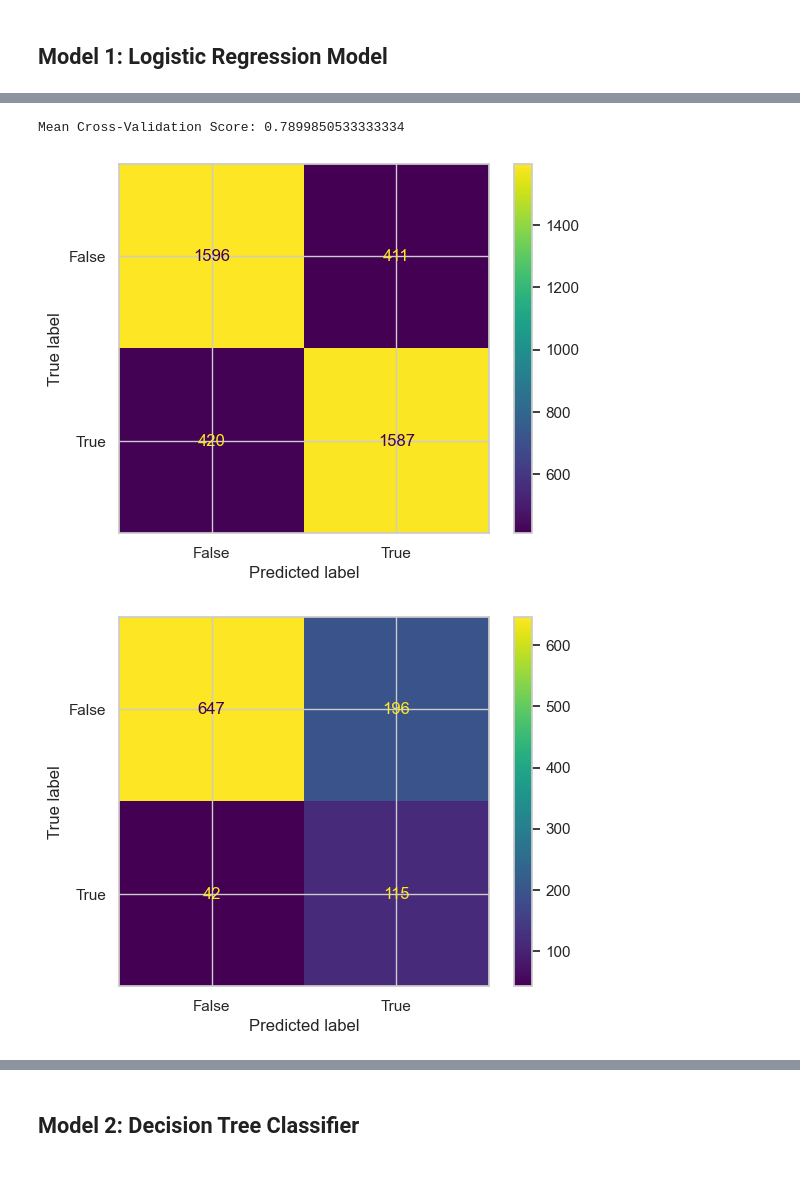
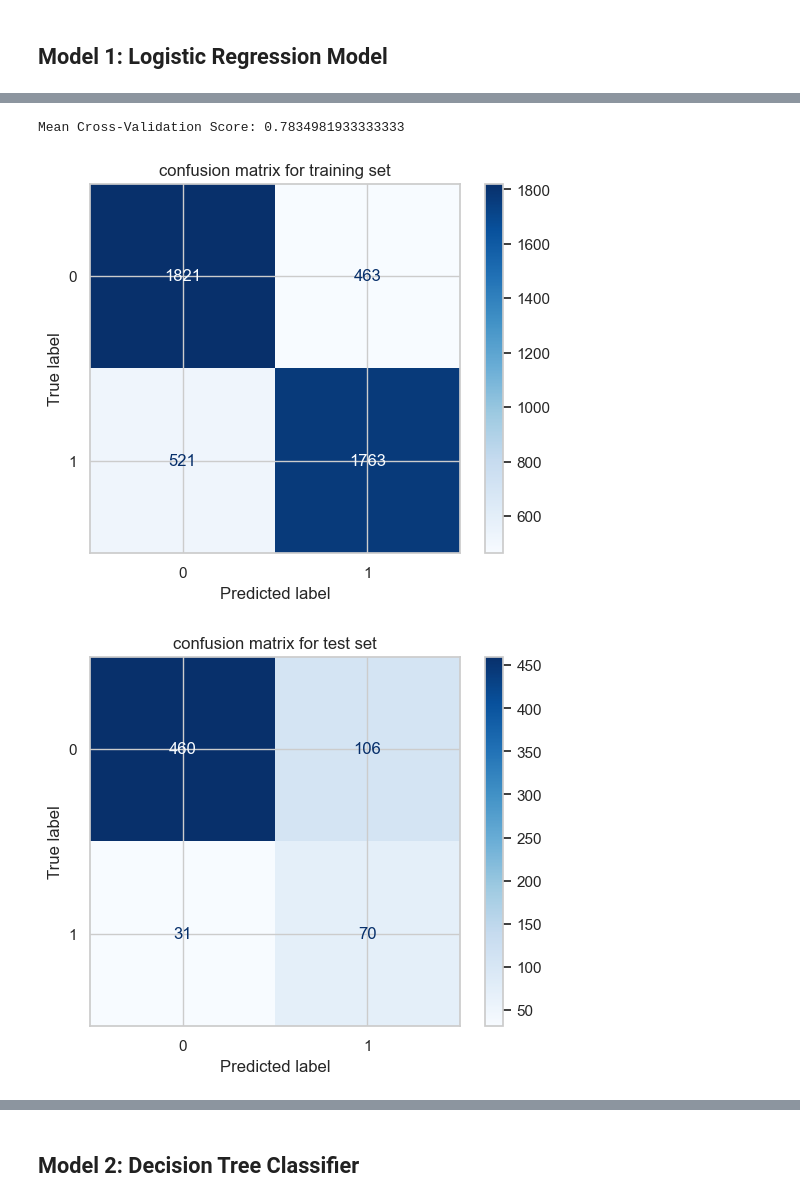
Before and after one commit to Kelsey-Maina/telcompany-customer-churn, a Jupyter notebook: telcompany-customer-churn.ipynb, the cells around one changed output, grey strips where cells are left out. Cells and saved outputs as stored; diff of their text form; code cells hidden in the pictures; blank space fills up the shorter version.

```diff
--- a/telcompany-customer-churn.ipynb
+++ b/telcompany-customer-churn.ipynb
@@ -599,17 +599,21 @@ def conf_matrix(model, X_train, X_test, y_train, y_test):
     y1, y2 = y_train, y_test
 
     #make predictions on the test set
-    predicting = model.predict(X2)
+    predicting = model.predict(X_test)
 
     #calculate confusion matrix using the estimator
-    confusion_matrix_estimator = confusion_matrix(y1, model.predict(X1))
+    confusion_matrix_estimator = confusion_matrix(y_train, model.predict(X_train))
     dis_estimator = ConfusionMatrixDisplay(confusion_matrix_estimator)
+    dis_estimator.plot(cmap=plt.cm.Blues)
+    plt.title("confusion matrix for training set")
+    plt.show()
 
     #calculate confusion matrix using the predictions
-    confusion_matrix_predictor = confusion_matrix(y2, predicting)
+    confusion_matrix_predictor = confusion_matrix(y_test, predicting)
     dis_predictor = ConfusionMatrixDisplay(confusion_matrix_predictor)
-
-    return dis_estimator, dis_predictor
+    dis_predictor.plot(cmap=plt.cm.Blues)
+    plt.title("confusion matrix for test set")
+    plt.show()
 # %% [markdown]
 ## Finding the most important features.
 # %%
@@ -667,18 +671,18 @@ ROC_AUC:
 # %%
-# list of cross-validation scores
-cross_validation_scores = [0.74887892, 0.81763827, 0.79521674, 0.79970105, 0.82361734, 0.754858]
+#list of cross-validation scores
+cross_validation_scores = [0.74671916, 0.80052493, 0.78843627, 0.78975033, 0.80026281, 0.77529566]
 
-# calculate the mean of the cross-validation scores
+#calculate the mean of the cross-validation scores
 mean_cross_validation_score = sum(cross_validation_scores) / len(cross_validation_scores)
 
 print("Mean Cross-Validation Score:", mean_cross_validation_score)
 # %% [output]
-Mean Cross-Validation Score: 0.7899850533333334
+Mean Cross-Validation Score: 0.7834981933333333
 # %%
-conf_matrix(base_model);
+conf_matrix(base_model,X_train_scaled,X_test_scaled,y_train_resampled,y_test)
 # %% [output]
-[figure, old version]
+[figure, new version]
-[figure, old version]
+[figure, new version]
 # %% [markdown]
 Based on the evaluation results of the logistic regression model, the conclusions are:
 
```
Also changed, not shown: parts of 16 cells of this notebook.
